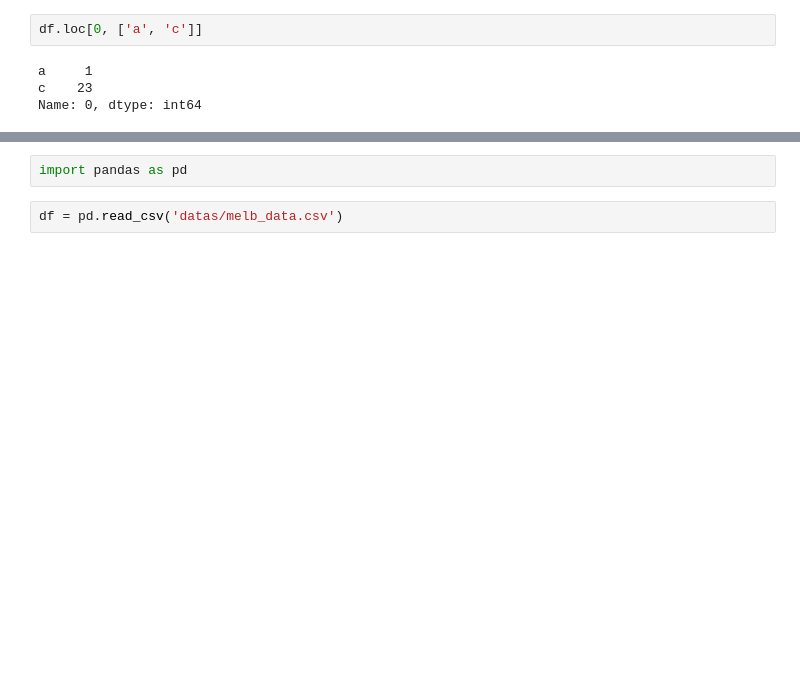
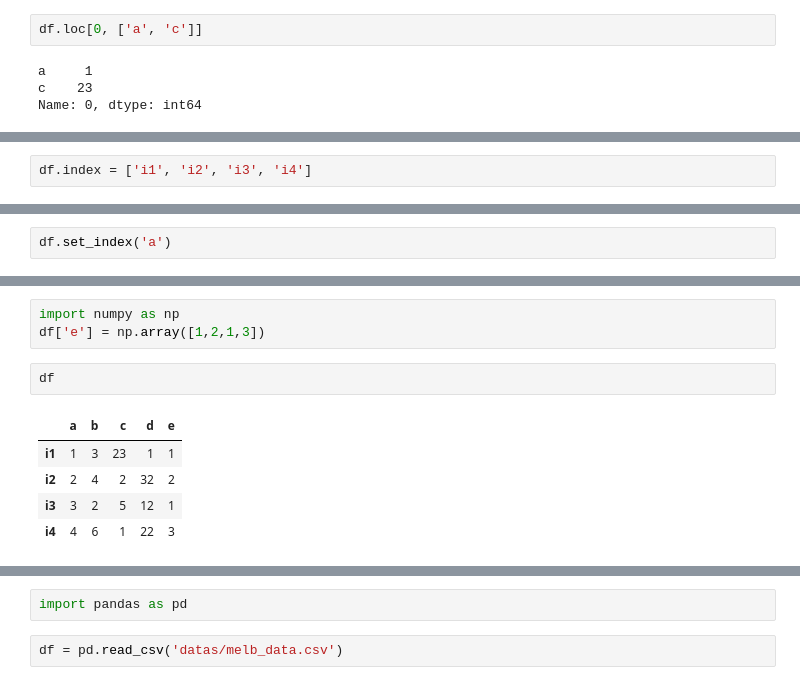
Before and after one commit to bisalgt/playground, a Jupyter notebook: learn pandas.ipynb, the cells around one changed output, grey strips where cells are left out. Drawn from its saved outputs; the diff is of its cells as text; blank space fills up the shorter version.

```diff
--- a/learn pandas.ipynb
+++ b/learn pandas.ipynb
@@ -173,0 +226,2 @@ Name: 0, dtype: int64
+# %%
+df.index = ['i1', 'i2', 'i3', 'i4']
@@ -173,0 +244,2 @@ Name: 0, dtype: int64
+# %%
+df.set_index('a')
@@ -173,0 +261,11 @@ Name: 0, dtype: int64
+# %%
+import numpy as np
+df['e'] = np.array([1,2,1,3])
+# %%
+df
+# %% [output]
+|  | a | b | c | d | e |
+| i1 | 1 | 3 | 23 | 1 | 1 |
+| i2 | 2 | 4 | 2 | 32 | 2 |
+| i3 | 3 | 2 | 5 | 12 | 1 |
+| i4 | 4 | 6 | 1 | 22 | 3 |
```
Also changed, not shown: parts of 30 cells of this notebook.
